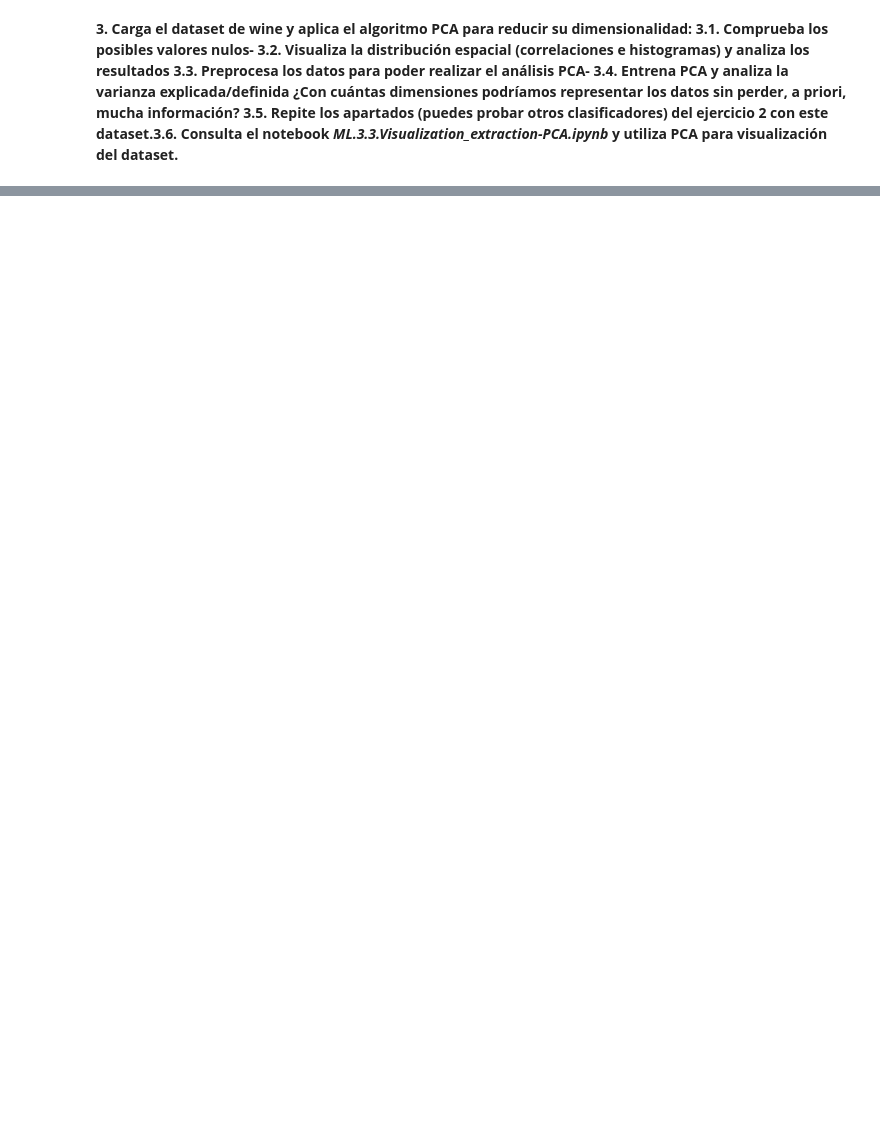
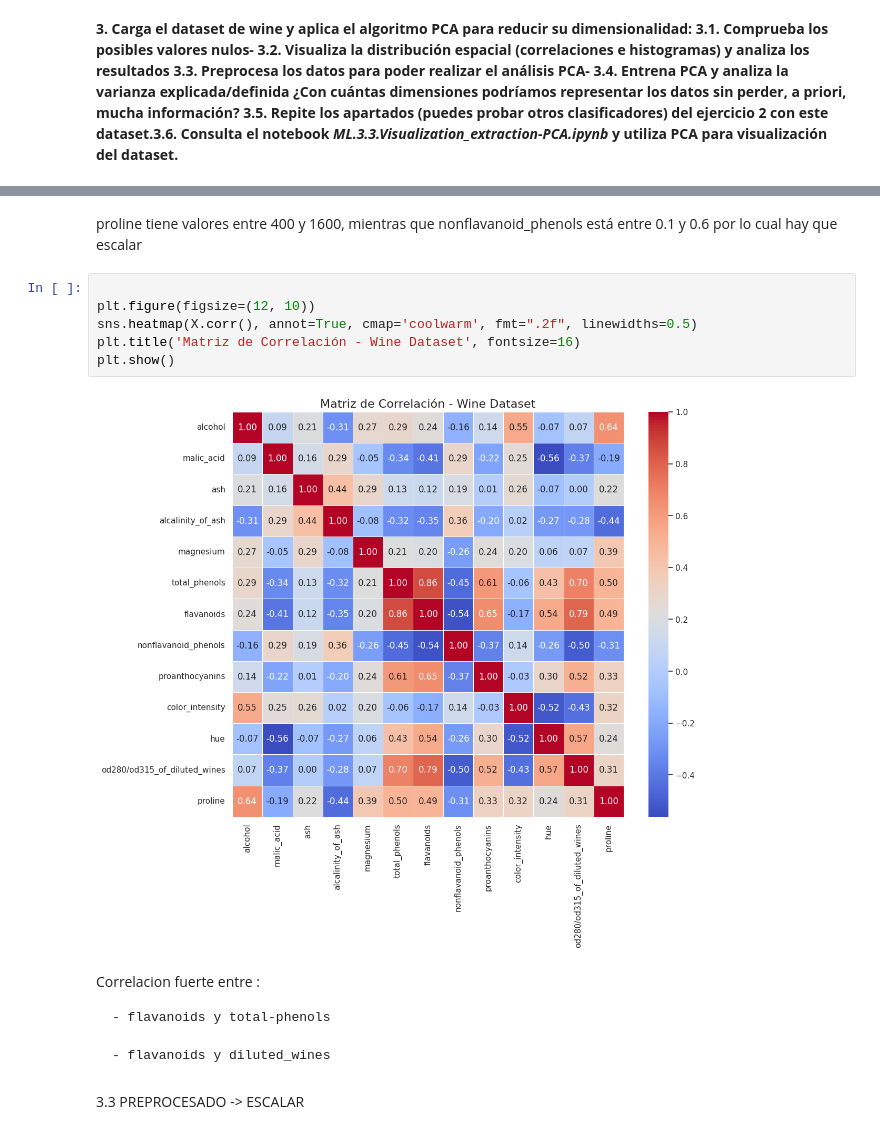
Before and after one commit to nickiiinicole/MACHINE_LEARNING_1UD, a Jupyter notebook: no-supervised/PCA-20260311/ML.3.3.Dim_Reduction-PCA.ipynb, the cells around one changed output, grey strips where cells are left out. Cells and saved outputs as stored; diff of their text form; blank space fills up the shorter version.

```diff
--- a/no-supervised/PCA-20260311/ML.3.3.Dim_Reduction-PCA.ipynb
+++ b/no-supervised/PCA-20260311/ML.3.3.Dim_Reduction-PCA.ipynb
@@ -515,0 +560,18 @@ Precisión CON PCA  (Con reducción - 154 vars): 0.9458
+# %% [markdown]
+proline tiene valores entre 400 y 1600, mientras que nonflavanoid_phenols está entre 0.1 y 0.6 por lo cual hay que escalar
+# %%
+
+plt.figure(figsize=(12, 10))
+sns.heatmap(X.corr(), annot=True, cmap='coolwarm', fmt=".2f", linewidths=0.5)
+plt.title('Matriz de Correlación - Wine Dataset', fontsize=16)
+plt.show()
+# %% [output]
+[figure, added]
+# %% [markdown]
+Correlacion fuerte entre :
+
+    - flavanoids y total-phenols
+
+    - flavanoids y diluted_wines
+# %% [markdown]
+3.3 PREPROCESADO -> ESCALAR
```
Also changed, not shown: parts of 30 cells of this notebook.
